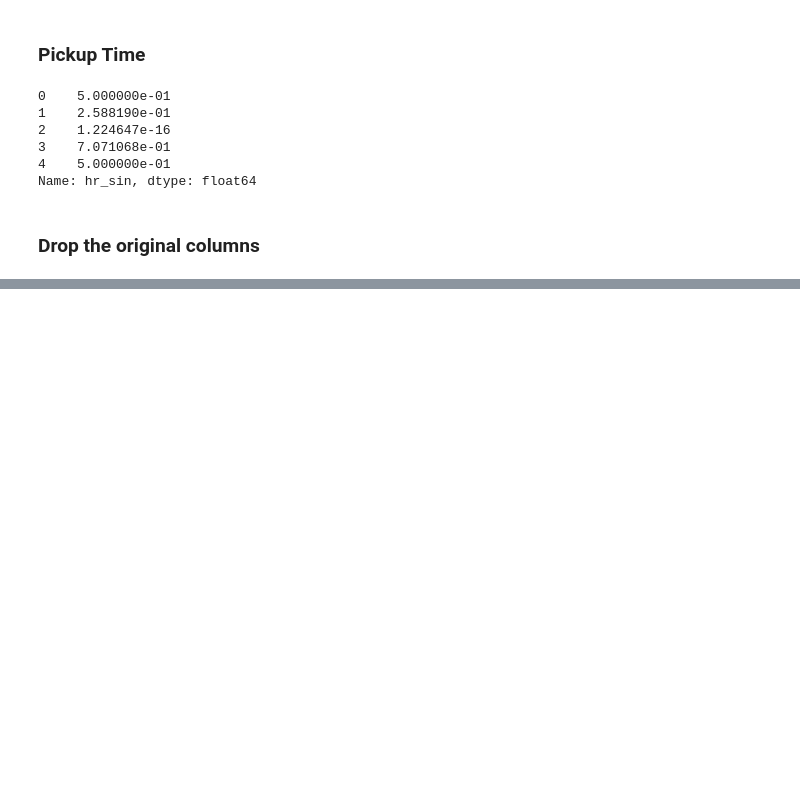
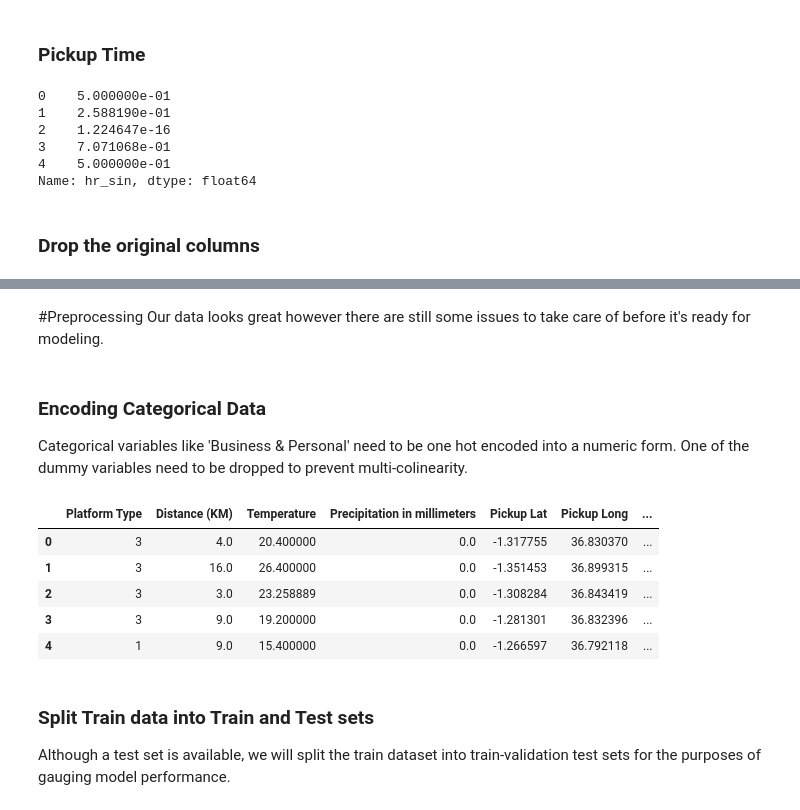
Before and after one commit to NicoleMeinie/Regression, a Jupyter notebook: Frankenstein.ipynb, the cells around one changed output, grey strips where cells are left out. Saved outputs shown, nothing was run; the diff lists cells and outputs as text; code cells hidden in the pictures; blank space fills up the shorter version.

```diff
--- a/Frankenstein.ipynb
+++ b/Frankenstein.ipynb
@@ -334,0 +376,4 @@ sns.heatmap(Corr_Matrix, vmin=-1, vmax=1, cmap='viridis', annot=True, linewidth=
+# %%
+# fill precipitation null values with 0
+Train['Precipitation in millimeters'].fillna(0,inplace=True)
+Test['Precipitation in millimeters'].fillna(0,inplace=True)
@@ -335,6 +383,4 @@ sns.heatmap(Corr_Matrix, vmin=-1, vmax=1, cmap='viridis', annot=True, linewidth=
 # %%
-from sklearn.impute import SimpleImputer
-
 # Replacing Null values in the temperature column with the average value
 imputer_temp = SimpleImputer(missing_values = np.NaN, strategy = 'mean')
 imputer_temp_1 = SimpleImputer(missing_values = np.NaN, strategy = 'mean')
@@ -346,10 +392,6 @@ Train.iloc[:,20:22] = imputer_temp.transform(Train.iloc[:,20:22])
 # Test
 imputer_temp_1.fit(Train.iloc[:,17:19])
 Test.iloc[:,17:19] = imputer_temp_1.transform(Test.iloc[:,17:19])
-
-# Drop precipitation column in the train and test data
-Train.drop('Precipitation in millimeters', axis = 1, inplace = True)
-Test.drop('Precipitation in millimeters', axis = 1, inplace = True)
 # %% [markdown]
 # Dropping rows with invalid entries
 As mentioned eralier, a few data points corresponding to a delivery time of 1 second were identified. This raised some concerns around the quality of the training dataset. Following this, entries with unrealistic delivery times will be dropped from the dataset before using it to train any models.
@@ -481,0 +544,22 @@ Train.drop(drop, axis = 1, inplace = True)
+# %% [markdown]
+
+#Preprocessing
+Our data looks great however there are still some issues to take care of before it's ready for modeling.
+# %% [markdown]
+### Encoding Categorical Data
+ Categorical variables like 'Business & Personal' need to be one hot encoded into a numeric form. One of the dummy variables need to be dropped to prevent multi-colinearity.
+# %%
+Train = pd.get_dummies(Train, drop_first=True)
+Test = pd.get_dummies(Test, drop_first=True)
+# %%
+Train.head()
+# %% [output]
+|  | Platform Type | Distance (KM) | Temperature | Precipitation in millimeters | Pickup Lat | Pickup Long | ... |
+| 0 | 3 | 4.0 | 20.400000 | 0.0 | -1.317755 | 36.830370 | ... |
+| 1 | 3 | 16.0 | 26.400000 | 0.0 | -1.351453 | 36.899315 | ... |
+| 2 | 3 | 3.0 | 23.258889 | 0.0 | -1.308284 | 36.843419 | ... |
+| 3 | 3 | 9.0 | 19.200000 | 0.0 | -1.281301 | 36.832396 | ... |
+| 4 | 1 | 9.0 | 15.400000 | 0.0 | -1.266597 | 36.792118 | ... |
+# %% [markdown]
+### Split Train data into Train and Test sets
+Although a test set is available, we will split the train dataset into train-validation test sets for the purposes of gauging model performance.
```
Also changed, not shown: parts of 21 cells of this notebook.
